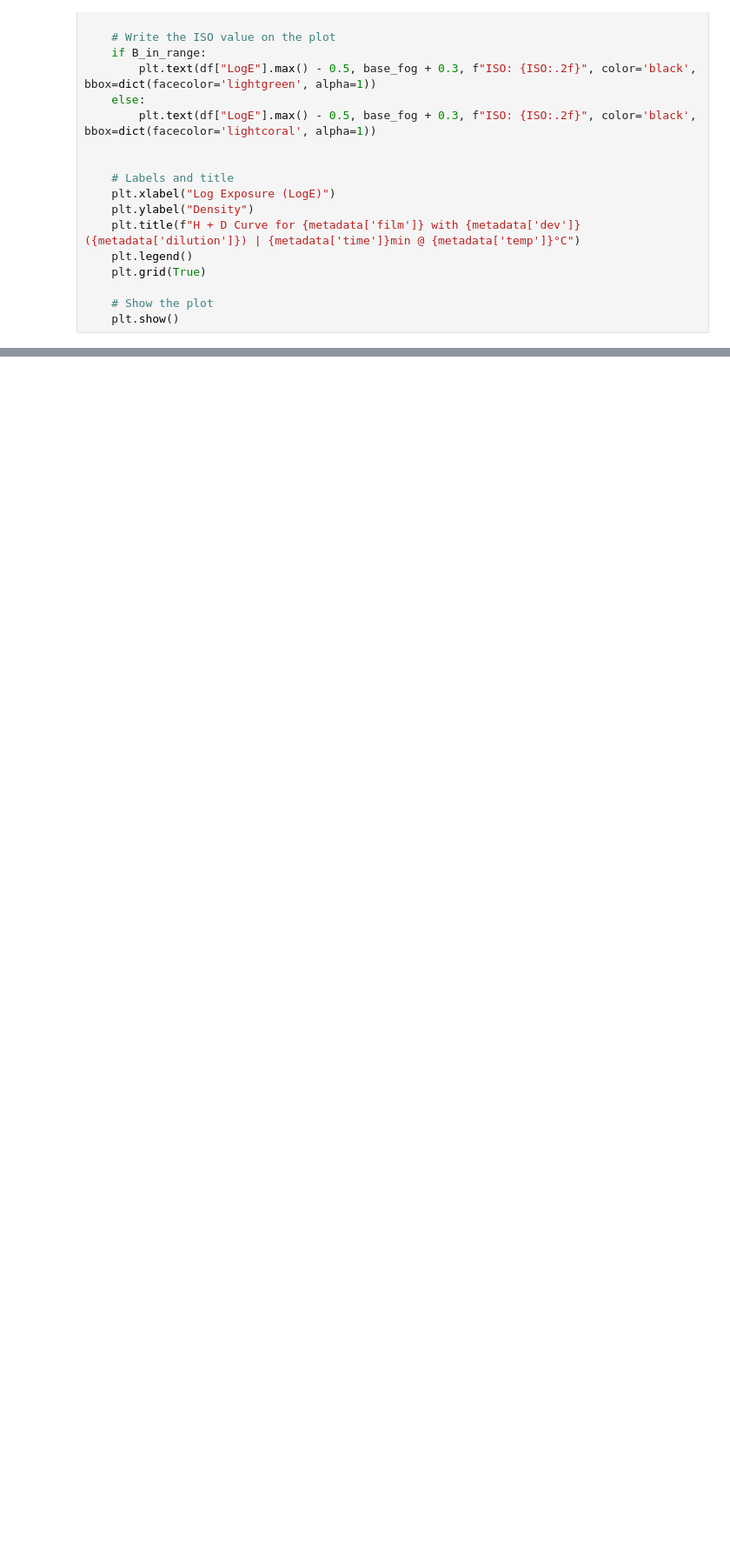
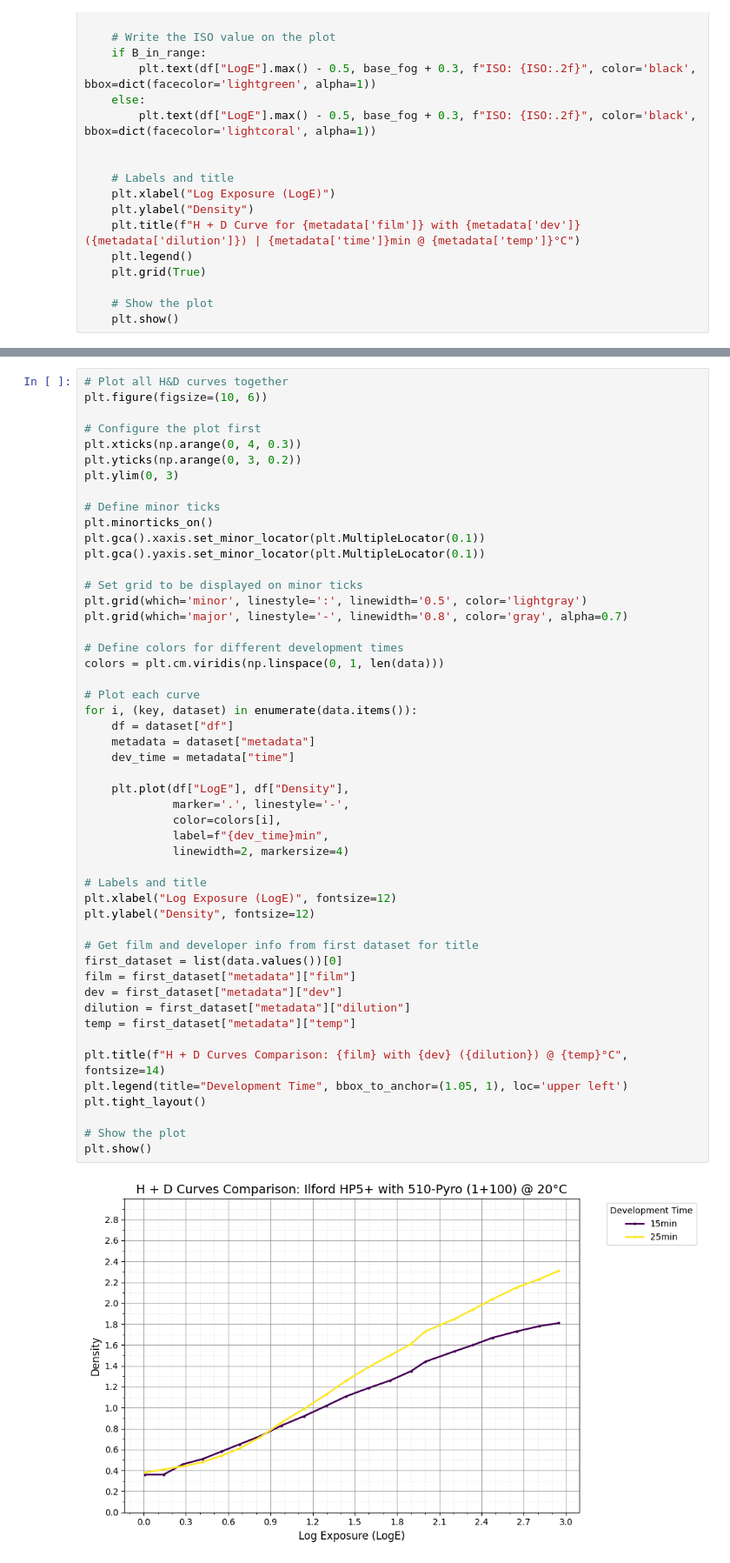
Before and after one commit to Medienkunzt/Curve-Plotting-Graph-Paper, a Jupyter notebook: Testing HP5+/calculations.ipynb, the cells around one changed output, grey strips where cells are left out. Shown at 87% size. Drawn from its saved outputs; the diff is of its cells as text; blank space fills up the shorter version.

Commit message:
adding plot

```diff
--- a/Testing HP5+/calculations.ipynb
+++ b/Testing HP5+/calculations.ipynb
@@ -217,0 +216,52 @@ plt.show()
+# %%
+# Plot all H&D curves together
+plt.figure(figsize=(10, 6))
+
+# Configure the plot first
+plt.xticks(np.arange(0, 4, 0.3))
+plt.yticks(np.arange(0, 3, 0.2))
+plt.ylim(0, 3)
+
+# Define minor ticks
+plt.minorticks_on()
+plt.gca().xaxis.set_minor_locator(plt.MultipleLocator(0.1))
+plt.gca().yaxis.set_minor_locator(plt.MultipleLocator(0.1))
+
+# Set grid to be displayed on minor ticks
+plt.grid(which='minor', linestyle=':', linewidth='0.5', color='lightgray')
+plt.grid(which='major', linestyle='-', linewidth='0.8', color='gray', alpha=0.7)
+
+# Define colors for different development times
+colors = plt.cm.viridis(np.linspace(0, 1, len(data)))
+
+# Plot each curve
+for i, (key, dataset) in enumerate(data.items()):
+    df = dataset["df"]
+    metadata = dataset["metadata"]
+    dev_time = metadata["time"]
+
+    plt.plot(df["LogE"], df["Density"],
+             marker='.', linestyle='-',
+             color=colors[i],
+             label=f"{dev_time}min",
+             linewidth=2, markersize=4)
+
+# Labels and title
+plt.xlabel("Log Exposure (LogE)", fontsize=12)
+plt.ylabel("Density", fontsize=12)
+
+# Get film and developer info from first dataset for title
+first_dataset = list(data.values())[0]
+film = first_dataset["metadata"]["film"]
+dev = first_dataset["metadata"]["dev"]
+dilution = first_dataset["metadata"]["dilution"]
+temp = first_dataset["metadata"]["temp"]
+
+plt.title(f"H + D Curves Comparison: {film} with {dev} ({dilution}) @ {temp}°C", fontsize=14)
+plt.legend(title="Development Time", bbox_to_anchor=(1.05, 1), loc='upper left')
+plt.tight_layout()
+
+# Show the plot
+plt.show()
+# %% [output]
+[figure, added]
```
Also changed, not shown: parts of 3 cells of this notebook, 14 other files.
